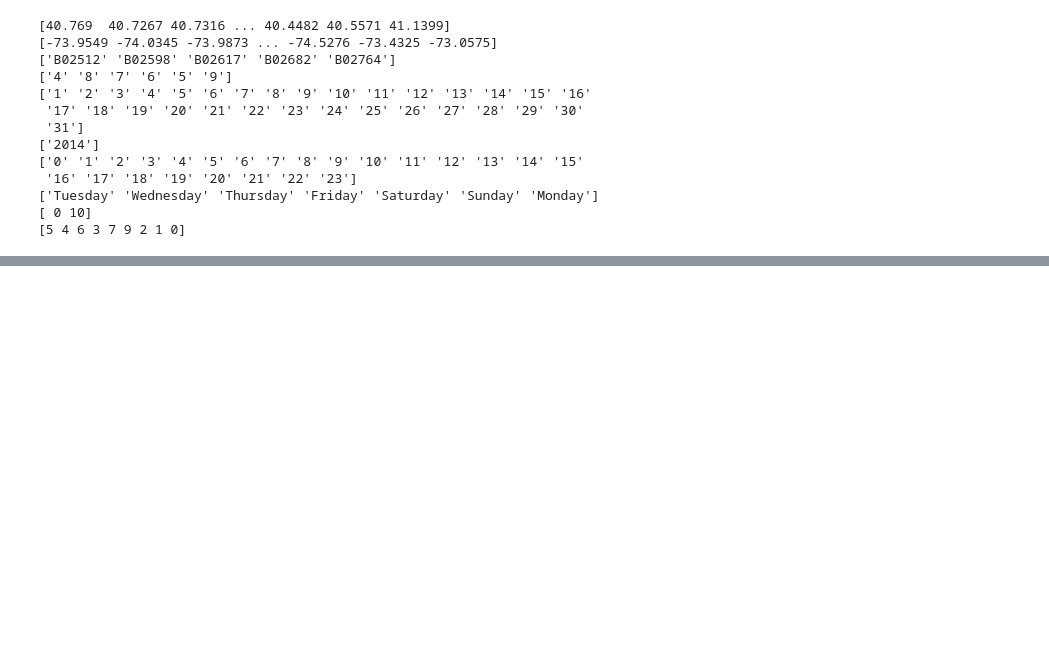
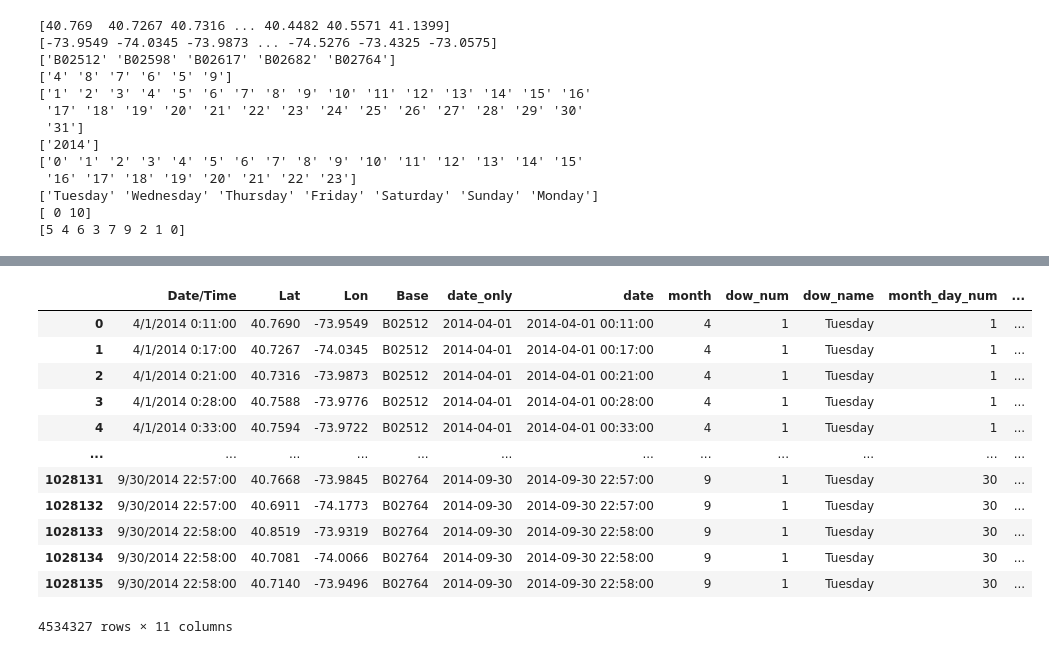
Before and after one commit to Manikanta-GB/FinalSemProject, a Jupyter notebook: Uber_Pickup.ipynb, the cells around one changed output, grey strips where cells are left out. Cells and saved outputs as stored; diff of their text form; code cells hidden in the pictures; blank space fills up the shorter version.

```diff
--- a/Uber_Pickup.ipynb
+++ b/Uber_Pickup.ipynb
@@ -172,0 +209,35 @@ for col in unified_ds:
+# %%
+april = pd.read_csv('/content/drive/MyDrive/UberPickUpDemandProject/archive/uber-raw-data-apr14.csv')
+may   = pd.read_csv('/content/drive/MyDrive/UberPickUpDemandProject/archive/uber-raw-data-may14.csv')
+june  = pd.read_csv('/content/drive/MyDrive/UberPickUpDemandProject/archive/uber-raw-data-jun14.csv')
+july  = pd.read_csv('/content/drive/MyDrive/UberPickUpDemandProject/archive/uber-raw-data-jul14.csv')
+aug   = pd.read_csv('/content/drive/MyDrive/UberPickUpDemandProject/archive/uber-raw-data-aug14.csv')
+sept  = pd.read_csv('/content/drive/MyDrive/UberPickUpDemandProject/archive/uber-raw-data-sep14.csv')
+data =  april.append(may).append(june).append(july).append(aug).append(sept)
+
+#unified_ds.groupby('Hrs')['Hrs'].count().sort_values(ascending=False)
+# %%
+data.Timestamp = pd.to_datetime(data['Date/Time'],format='%m/%d/%Y %H:%M:%S')
+data['date_only'] = data.Timestamp.dt.date
+data['date'] = data.Timestamp
+data['month'] = data.Timestamp.dt.month
+data['dow_num'] = data.Timestamp.dt.dayofweek
+data['dow_name'] = data.Timestamp.dt.day_name()
+data['month_day_num'] = data.Timestamp.dt.day
+data['hours'] = data.Timestamp.dt.hour
+# %%
+data
+# %% [output]
+|  | Date/Time | Lat | Lon | Base | date_only | date | month | dow_num | dow_name | month_day_num | ... |
+| 0 | 4/1/2014 0:11:00 | 40.7690 | -73.9549 | B02512 | 2014-04-01 | 2014-04-01 00:11:00 | 4 | 1 | Tuesday | 1 | ... |
+| 1 | 4/1/2014 0:17:00 | 40.7267 | -74.0345 | B02512 | 2014-04-01 | 2014-04-01 00:17:00 | 4 | 1 | Tuesday | 1 | ... |
+| 2 | 4/1/2014 0:21:00 | 40.7316 | -73.9873 | B02512 | 2014-04-01 | 2014-04-01 00:21:00 | 4 | 1 | Tuesday | 1 | ... |
+| 3 | 4/1/2014 0:28:00 | 40.7588 | -73.9776 | B02512 | 2014-04-01 | 2014-04-01 00:28:00 | 4 | 1 | Tuesday | 1 | ... |
+| 4 | 4/1/2014 0:33:00 | 40.7594 | -73.9722 | B02512 | 2014-04-01 | 2014-04-01 00:33:00 | 4 | 1 | Tuesday | 1 | ... |
+| ... | ... | ... | ... | ... | ... | ... | ... | ... | ... | ... | ... |
+| 1028131 | 9/30/2014 22:57:00 | 40.7668 | -73.9845 | B02764 | 2014-09-30 | 2014-09-30 22:57:00 | 9 | 1 | Tuesday | 30 | ... |
+| 1028132 | 9/30/2014 22:57:00 | 40.6911 | -74.1773 | B02764 | 2014-09-30 | 2014-09-30 22:57:00 | 9 | 1 | Tuesday | 30 | ... |
+| 1028133 | 9/30/2014 22:58:00 | 40.8519 | -73.9319 | B02764 | 2014-09-30 | 2014-09-30 22:58:00 | 9 | 1 | Tuesday | 30 | ... |
+| 1028134 | 9/30/2014 22:58:00 | 40.7081 | -74.0066 | B02764 | 2014-09-30 | 2014-09-30 22:58:00 | 9 | 1 | Tuesday | 30 | ... |
+| 1028135 | 9/30/2014 22:58:00 | 40.7140 | -73.9496 | B02764 | 2014-09-30 | 2014-09-30 22:58:00 | 9 | 1 | Tuesday | 30 | ... |
+4534327 rows × 11 columns
```
Also changed, not shown: parts of 13 cells of this notebook.
